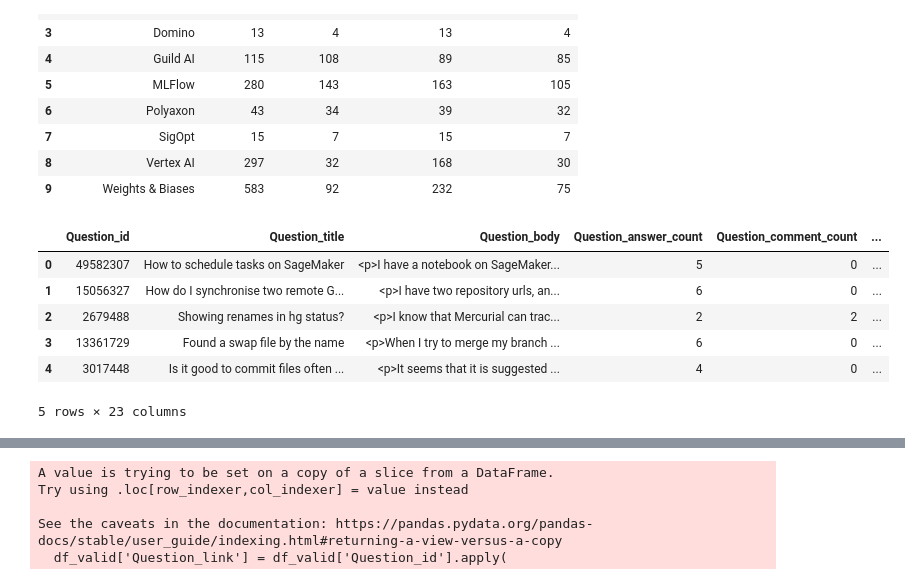
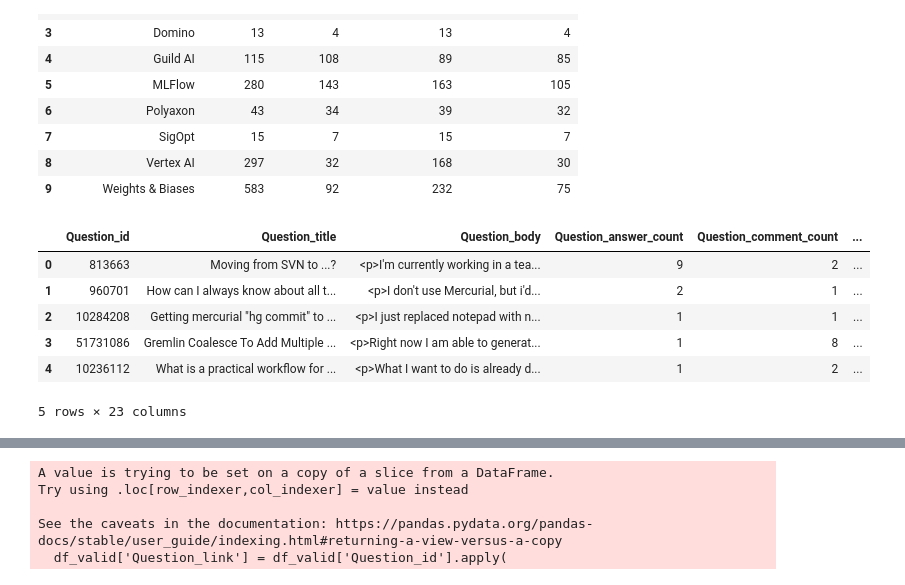
Before and after one commit to zhimin-z/QA-Asset-Management, a Jupyter notebook: Code/All.ipynb, the cells around one changed output, grey strips where cells are left out. Cells and saved outputs as stored; diff of their text form; code cells hidden in the pictures.

```diff
--- a/Code/All.ipynb
+++ b/Code/All.ipynb
@@ -308,15 +310,15 @@ df_answer_samples.loc[lambda x: ~x['Tool'].isin(ignore_tools)].to_json(
     os.path.join(path_to_sampled, 'lean_answers.json'), indent=4, orient='records')
 # %%
 df = pd.read_json(os.path.join(
-    path_so_raw, 'bq-results-20230113-020138-1673575334934.json'), lines=True)
+    path_so_raw, 'bq-results-20230116-040400-1673841891210.json'), lines=True)
 df.head()
 # %% [output]
 |  | Question_id | Question_title | Question_body | Question_answer_count | Question_comment_count | ... |
-| 0 | 49582307 | How to schedule tasks on SageMaker | <p>I have a notebook on SageMaker... | 5 | 0 | ... |
-| 1 | 15056327 | How do I synchronise two remote G... | <p>I have two repository urls, an... | 6 | 0 | ... |
-| 2 | 2679488 | Showing renames in hg status? | <p>I know that Mercurial can trac... | 2 | 2 | ... |
-| 3 | 13361729 | Found a swap file by the name | <p>When I try to merge my branch ... | 6 | 0 | ... |
-| 4 | 3017448 | Is it good to commit files often ... | <p>It seems that it is suggested ... | 4 | 0 | ... |
+| 0 | 813663 | Moving from SVN to ...? | <p>I'm currently working in a tea... | 9 | 2 | ... |
+| 1 | 960701 | How can I always know about all t... | <p>I don't use Mercurial, but i'd... | 2 | 1 | ... |
+| 2 | 10284208 | Getting mercurial "hg commit" to ... | <p>I just replaced notepad with n... | 1 | 1 | ... |
+| 3 | 51731086 | Gremlin Coalesce To Add Multiple ... | <p>Right now I am able to generat... | 1 | 8 | ... |
+| 4 | 10236112 | What is a practical workflow for ... | <p>What I want to do is already d... | 1 | 2 | ... |
 5 rows × 23 columns
 # %%
 # create tag collection
```
Also changed, not shown: parts of 9 cells of this notebook, 10 other files.
